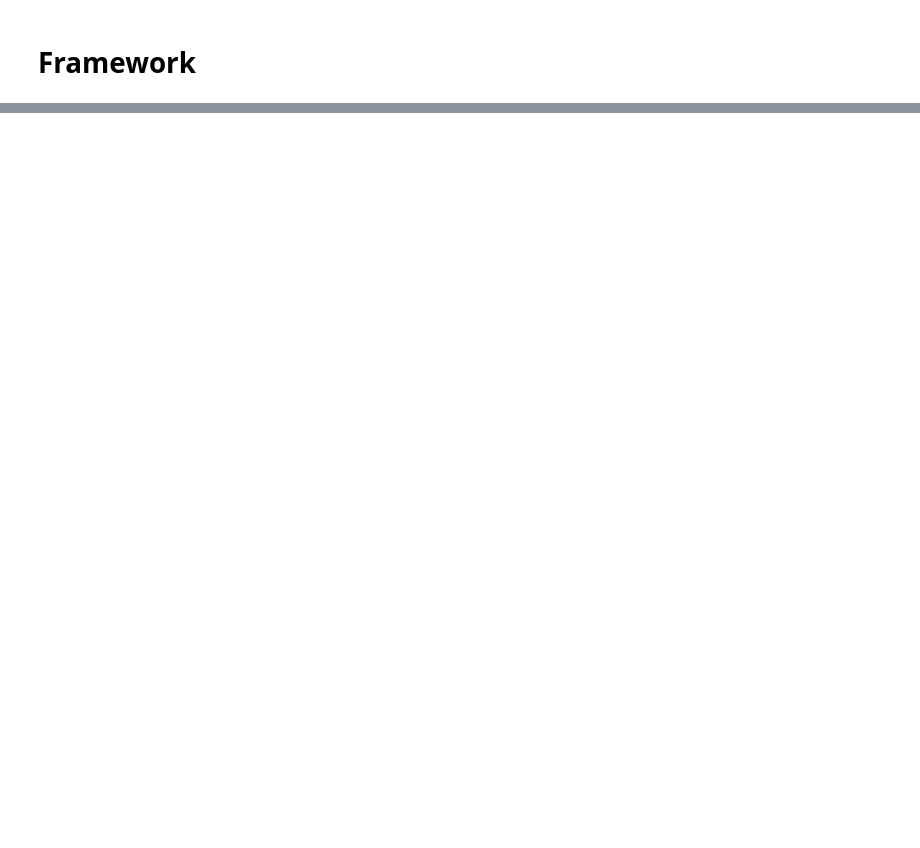
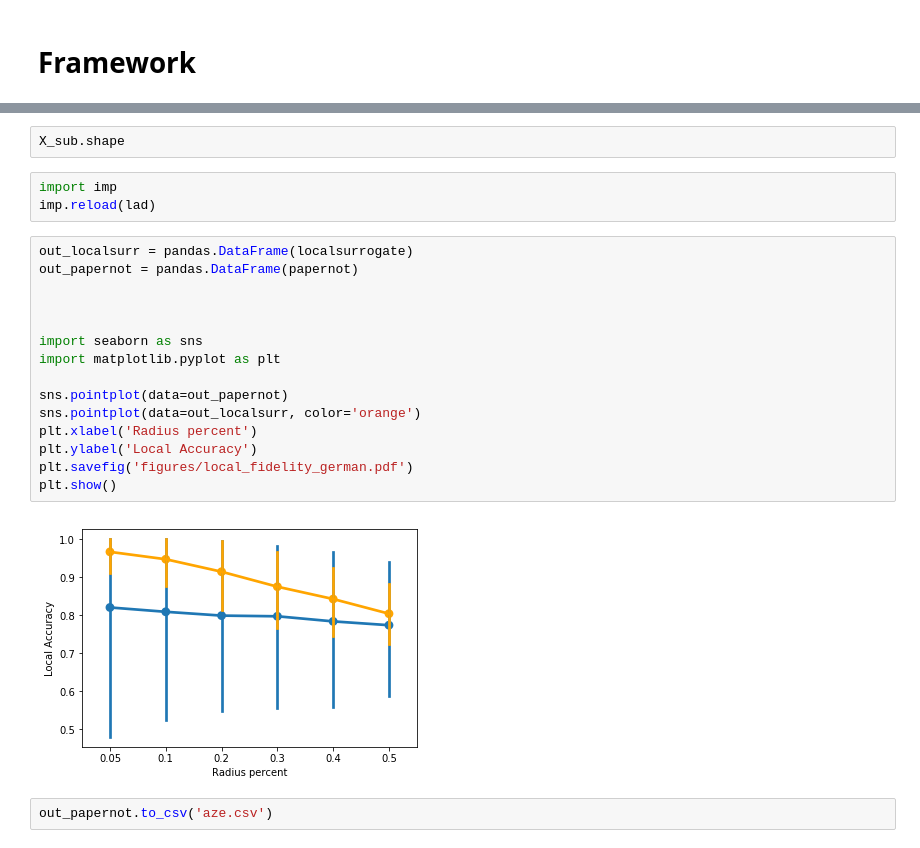
Before and after one commit to axa-rev-research/local-adverse-detection, a Jupyter notebook: Framework.ipynb, the cells around one changed output, grey strips where cells are left out. Cells and saved outputs as stored; diff of their text form; blank space fills up the shorter version.

Commit message:
script py for local fidelity loop

```diff
--- a/Framework.ipynb
+++ b/Framework.ipynb
@@ -487,0 +700,24 @@ support_points = pandas.DataFrame(support_points, columns=x_toexplain.index)
+# %%
+X_sub.shape
+# %%
+import imp
+imp.reload(lad)
+# %%
+out_localsurr = pandas.DataFrame(localsurrogate)
+out_papernot = pandas.DataFrame(papernot)
+
+
+
+import seaborn as sns
+import matplotlib.pyplot as plt
+
+sns.pointplot(data=out_papernot)
+sns.pointplot(data=out_localsurr, color='orange')
+plt.xlabel('Radius percent')
+plt.ylabel('Local Accuracy')
+plt.savefig('figures/local_fidelity_german.pdf')
+plt.show()
+# %% [output]
+[figure, added]
+# %%
+out_papernot.to_csv('aze.csv')
```
Also changed, not shown: parts of 12 cells of this notebook, 2 other files.
